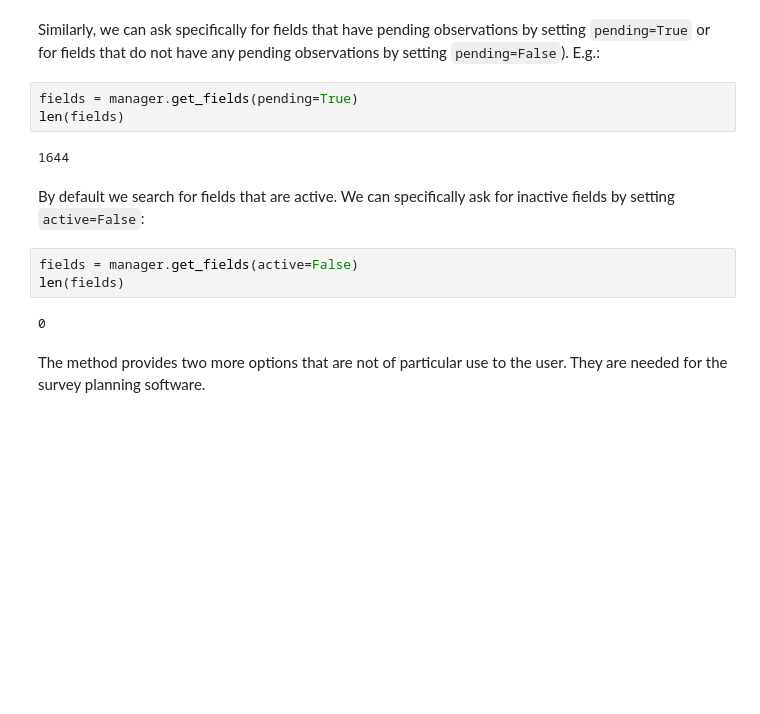
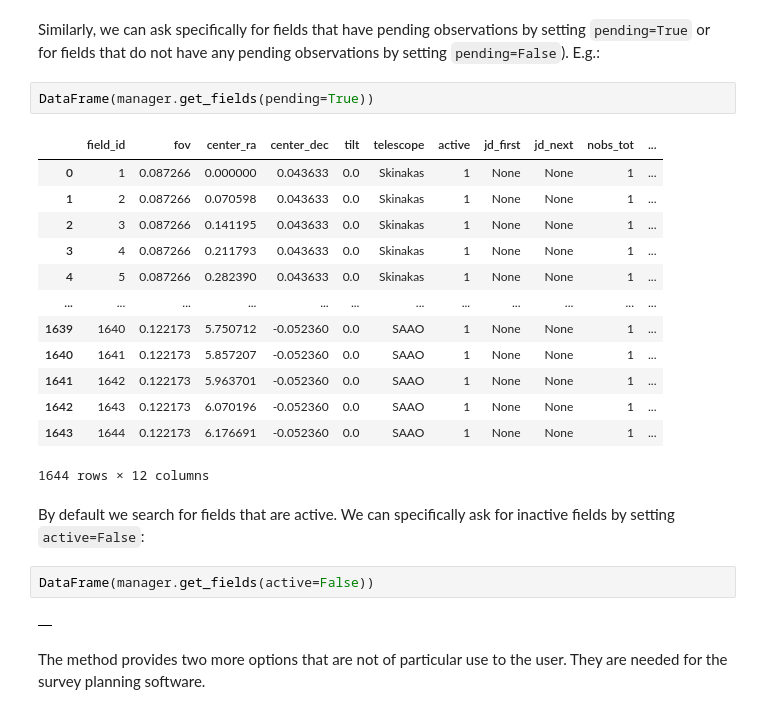
Before and after one commit to skiehl/pasiphae-survey-planner, a Jupyter notebook: Doc_DBManagers.ipynb, the cells around one changed output. Cells and saved outputs as stored; diff of their text form; blank space fills up the shorter version.

```diff
--- a/Doc_DBManagers.ipynb
+++ b/Doc_DBManagers.ipynb
@@ -499,17 +498,27 @@ len(fields)
 # %% [markdown]
 Similarly, we can ask specifically for fields that have pending observations by setting `pending=True` or for fields that do not have any pending observations by setting `pending=False`). E.g.:
 # %%
-fields = manager.get_fields(pending=True)
-len(fields)
+DataFrame(manager.get_fields(pending=True))
 # %% [output]
+|  | field_id | fov | center_ra | center_dec | tilt | telescope | active | jd_first | jd_next | nobs_tot | ... |
+| 0 | 1 | 0.087266 | 0.000000 | 0.043633 | 0.0 | Skinakas | 1 | None | None | 1 | ... |
+| 1 | 2 | 0.087266 | 0.070598 | 0.043633 | 0.0 | Skinakas | 1 | None | None | 1 | ... |
+| 2 | 3 | 0.087266 | 0.141195 | 0.043633 | 0.0 | Skinakas | 1 | None | None | 1 | ... |
+| 3 | 4 | 0.087266 | 0.211793 | 0.043633 | 0.0 | Skinakas | 1 | None | None | 1 | ... |
+| 4 | 5 | 0.087266 | 0.282390 | 0.043633 | 0.0 | Skinakas | 1 | None | None | 1 | ... |
+| ... | ... | ... | ... | ... | ... | ... | ... | ... | ... | ... | ... |
+| 1639 | 1640 | 0.122173 | 5.750712 | -0.052360 | 0.0 | SAAO | 1 | None | None | 1 | ... |
+| 1640 | 1641 | 0.122173 | 5.857207 | -0.052360 | 0.0 | SAAO | 1 | None | None | 1 | ... |
+| 1641 | 1642 | 0.122173 | 5.963701 | -0.052360 | 0.0 | SAAO | 1 | None | None | 1 | ... |
+| 1642 | 1643 | 0.122173 | 6.070196 | -0.052360 | 0.0 | SAAO | 1 | None | None | 1 | ... |
+| 1643 | 1644 | 0.122173 | 6.176691 | -0.052360 | 0.0 | SAAO | 1 | None | None | 1 | ... |
-1644
+1644 rows × 12 columns
 # %% [markdown]
 By default we search for fields that are active. We can specifically ask for inactive fields by setting `active=False`:
 # %%
-fields = manager.get_fields(active=False)
-len(fields)
+DataFrame(manager.get_fields(active=False))
 # %% [output]
-0
+|  |
 # %% [markdown]
 The method provides two more options that are not of particular use to the user. They are needed for the survey planning software.
 # %% [markdown]
```
Also changed, not shown: parts of 29 cells of this notebook, 2 other files.
